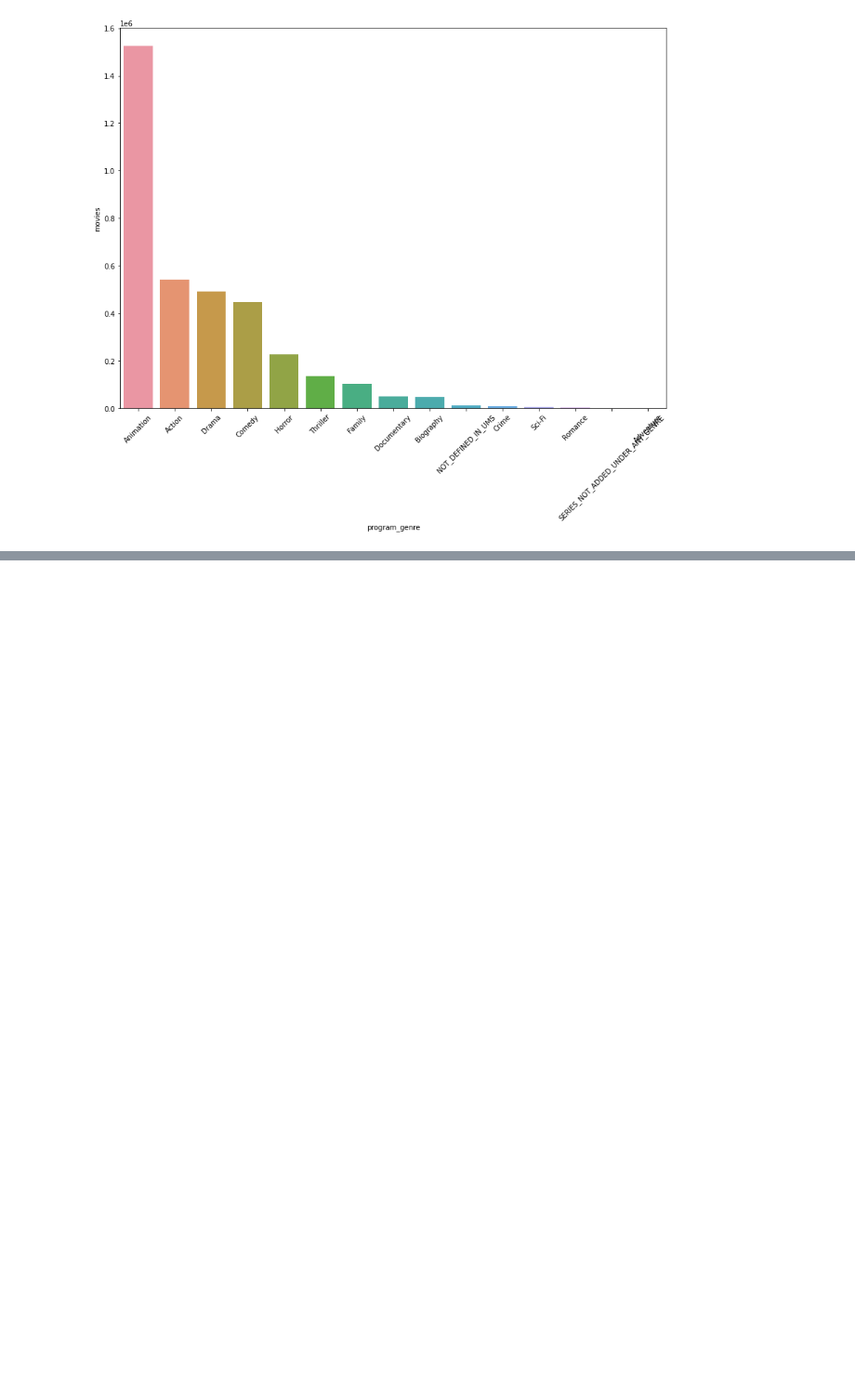
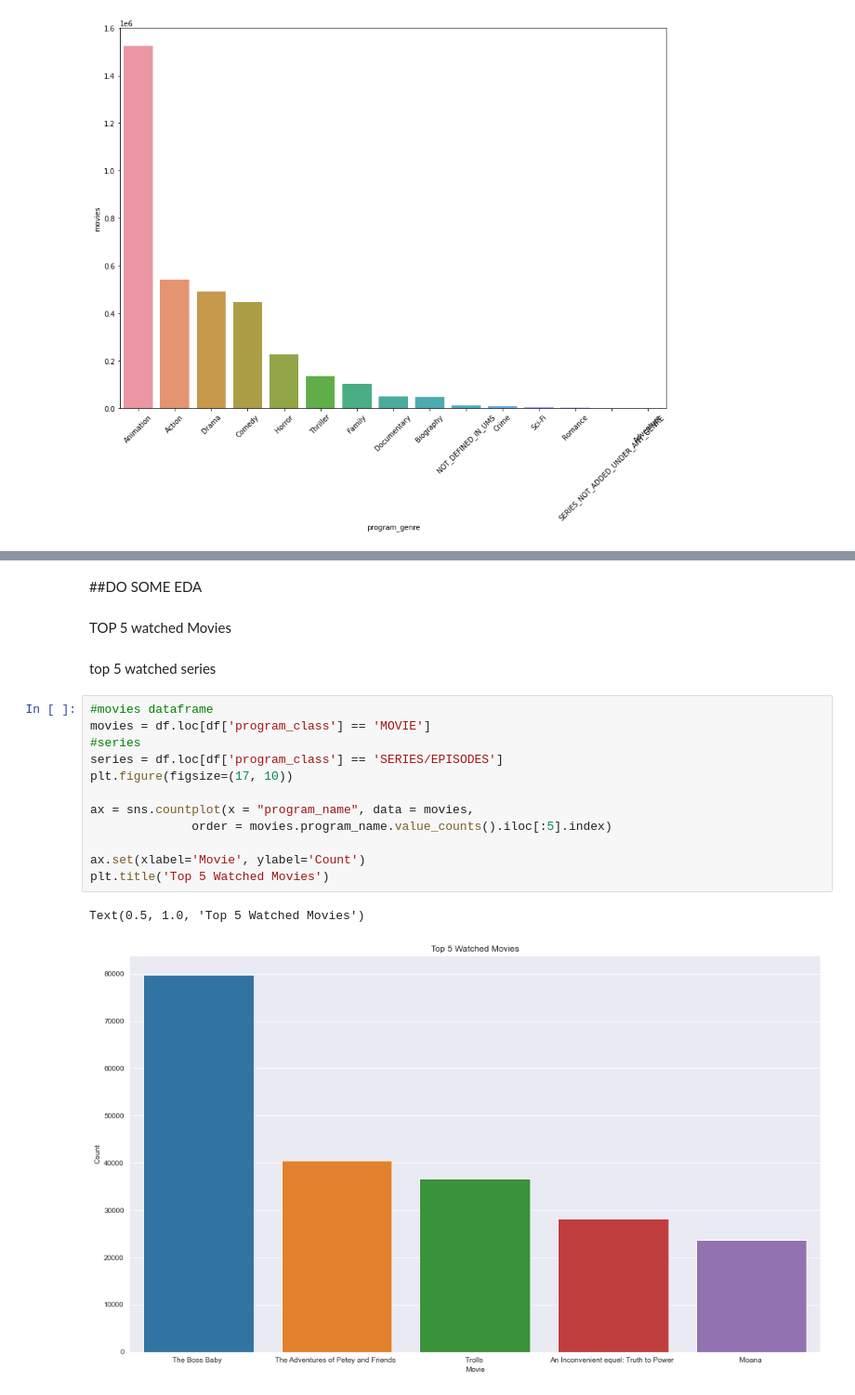
Before and after one commit to dinaa-kh/STC-tv-EDA-reacommendation-system, a Jupyter notebook: src/stc-eda.ipynb, the cells around one changed output, grey strips where cells are left out. Shown at 93% size. Saved outputs shown, nothing was run; the diff lists cells and outputs as text; blank space fills up the shorter version.

```diff
--- a/src/stc-eda.ipynb
+++ b/src/stc-eda.ipynb
@@ -113,0 +127,21 @@ plt.setp(g.get_xticklabels(), rotation=45);
+# %% [markdown]
+##DO SOME EDA
+# %% [markdown]
+TOP 5 watched Movies
+# %% [markdown]
+top 5 watched series
+# %%
+#movies dataframe
+movies = df.loc[df['program_class'] == 'MOVIE']
+#series
+series = df.loc[df['program_class'] == 'SERIES/EPISODES']
+plt.figure(figsize=(17, 10))
+
+ax = sns.countplot(x = "program_name", data = movies,
+              order = movies.program_name.value_counts().iloc[:5].index)
+
+ax.set(xlabel='Movie', ylabel='Count')
+plt.title('Top 5 Watched Movies')
+# %% [output]
+Text(0.5, 1.0, 'Top 5 Watched Movies')
+[figure, added]
```
Also changed, not shown: parts of 3 cells of this notebook, 7 other files.
